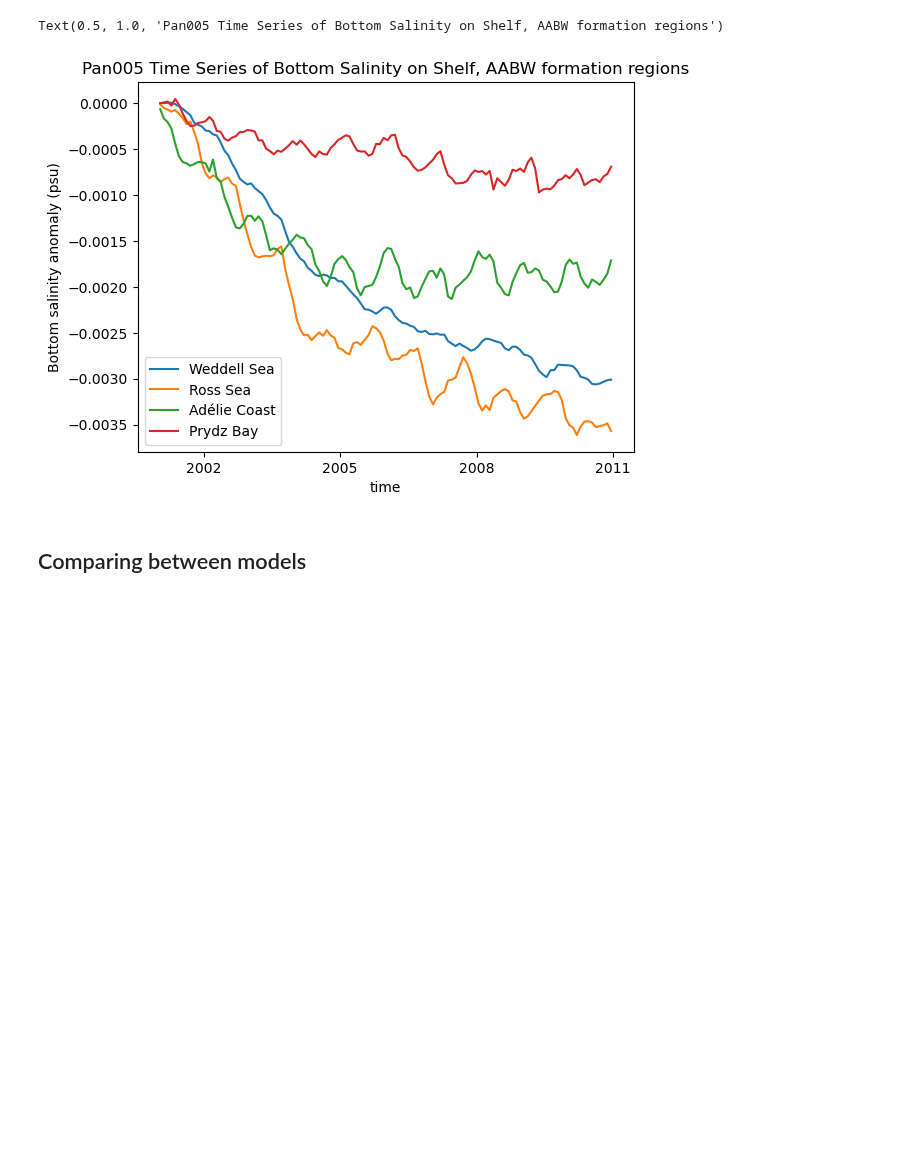
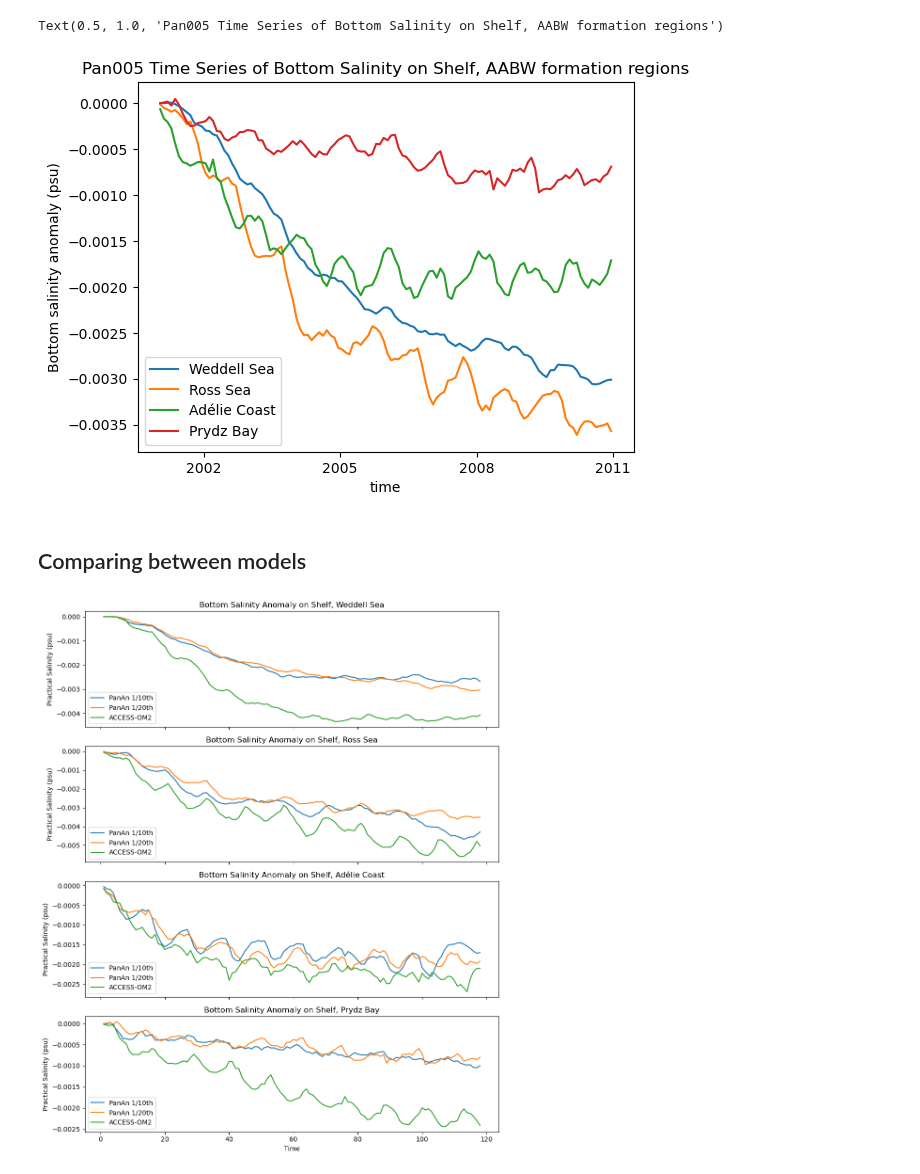
Before and after one commit to adele-morrison/panan-meltwater, a Jupyter notebook: notebooks/salinity_analysis/BottomSalinity_regional_Pan005.ipynb, the cells around one changed output. Drawn from its saved outputs; the diff is of its cells as text; code cells hidden in the pictures; blank space fills up the shorter version.

```diff
--- a/notebooks/salinity_analysis/BottomSalinity_regional_Pan005.ipynb
+++ b/notebooks/salinity_analysis/BottomSalinity_regional_Pan005.ipynb
@@ -271,0 +324,63 @@ Text(0.5, 1.0, 'Pan005 Time Series of Bottom Salinity on Shelf, AABW formation r
+# %%
+# Reset index to normalized months
+pan01_botsalt_W_new.index = range(1, len(pan01_botsalt_W_new)+1)
+pan005_botsalt_W_new.index = range(1, len(pan005_botsalt_W_new)+1)
+acc_botsalt_W_new.index = range(1, len(acc_botsalt_W_new)+1)
+
+pan01_botsalt_R_new.index = range(1, len(pan01_botsalt_R_new)+1)
+pan005_botsalt_R_new.index = range(1, len(pan005_botsalt_R_new)+1)
+acc_botsalt_R_new.index = range(1, len(acc_botsalt_R_new)+1)
+
+pan01_botsalt_A_new.index = range(1, len(pan01_botsalt_A_new)+1)
+pan005_botsalt_A_new.index = range(1, len(pan005_botsalt_A_new)+1)
+acc_botsalt_A_new.index = range(1, len(acc_botsalt_A_new)+1)
+
+pan01_botsalt_P_new.index = range(1, len(pan01_botsalt_P_new)+1)
+pan005_botsalt_P_new.index = range(1, len(pan005_botsalt_P_new)+1)
+acc_botsalt_P_new.index = range(1, len(acc_botsalt_P_new)+1)
+# %%
+fig, axes = plt.subplots(
+    nrows=4, ncols=1,
+    sharex=True, figsize=(10, 12)
+)
+
+# First subplot: Weddell
+pan01_botsalt_W_new.plot(ax=axes[0], label="PanAn 1/10th")
+pan005_botsalt_W_new.plot(ax=axes[0], label="PanAn 1/20th")
+acc_botsalt_W_new.plot(ax=axes[0], label="ACCESS-OM2")
+axes[0].set_ylabel("Practical Salinity (psu)")
+axes[0].legend(loc="lower left")
+axes[0].set_title("Bottom Salinity Anomaly on Shelf, Weddell Sea")
+
+# Second subplot: Ross
+pan01_botsalt_R_new.plot(ax=axes[1], label="PanAn 1/10th")
+pan005_botsalt_R_new.plot(ax=axes[1], label="PanAn 1/20th")
+acc_botsalt_R_new.plot(ax=axes[1], label="ACCESS-OM2")
+axes[1].set_ylabel("Practical Salinity (psu)")
+axes[1].legend(loc="lower left")
+axes[1].set_title("Bottom Salinity Anomaly on Shelf, Ross Sea")
+
+# Third subplot: Adélie
+pan01_botsalt_A_new.plot(ax=axes[2], label="PanAn 1/10th")
+pan005_botsalt_A_new.plot(ax=axes[2], label="PanAn 1/20th")
+acc_botsalt_A_new.plot(ax=axes[2], label="ACCESS-OM2")
+axes[2].set_ylabel("Practical Salinity (psu)")
+axes[2].legend(loc="lower left")
+axes[2].set_title("Bottom Salinity Anomaly on Shelf, Adélie Coast")
+
+# Fourth subplot: Prydz
+pan01_botsalt_P_new.plot(ax=axes[3], label="PanAn 1/10th")
+pan005_botsalt_P_new.plot(ax=axes[3], label="PanAn 1/20th")
+acc_botsalt_P_new.plot(ax=axes[3], label="ACCESS-OM2")
+axes[3].set_ylabel("Practical Salinity (psu)")
+axes[3].legend(loc="lower left")
+axes[3].set_title("Bottom Salinity Anomaly on Shelf, Prydz Bay")
+
+# Common X‑axis label
+axes[-1].set_xlabel("Time")
+
+# Adjust layout
+plt.tight_layout()
+plt.show()
+# %% [output]
+[figure, added]
```
Also changed, not shown: parts of 4 cells of this notebook, 2 other files.
